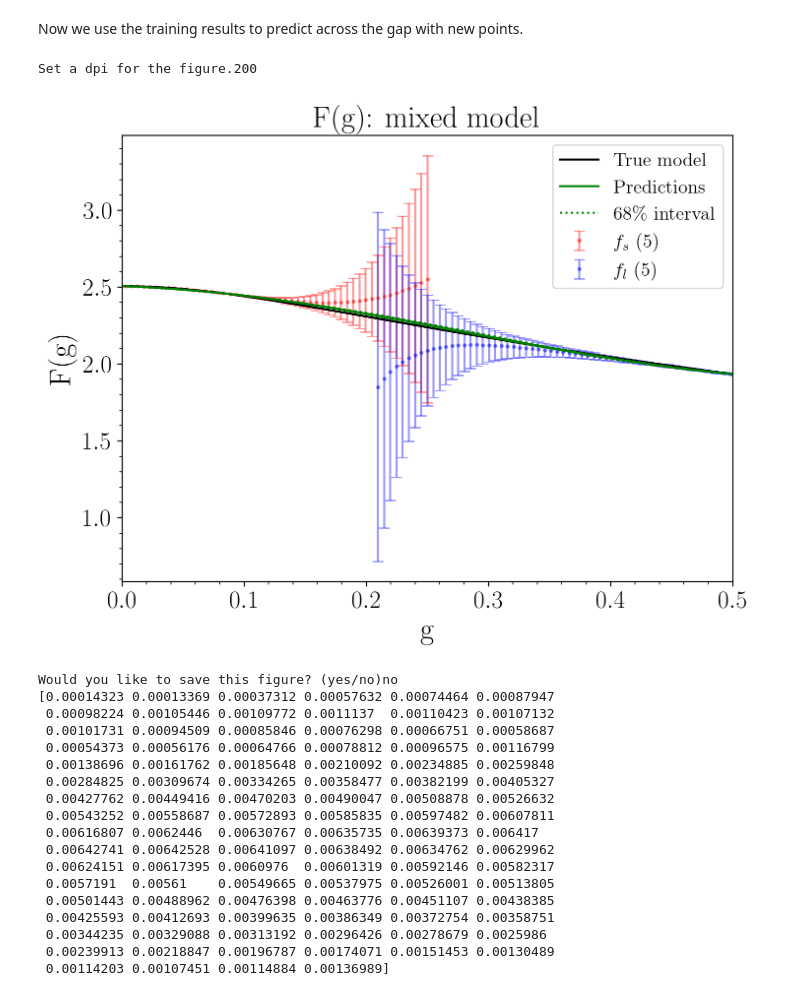
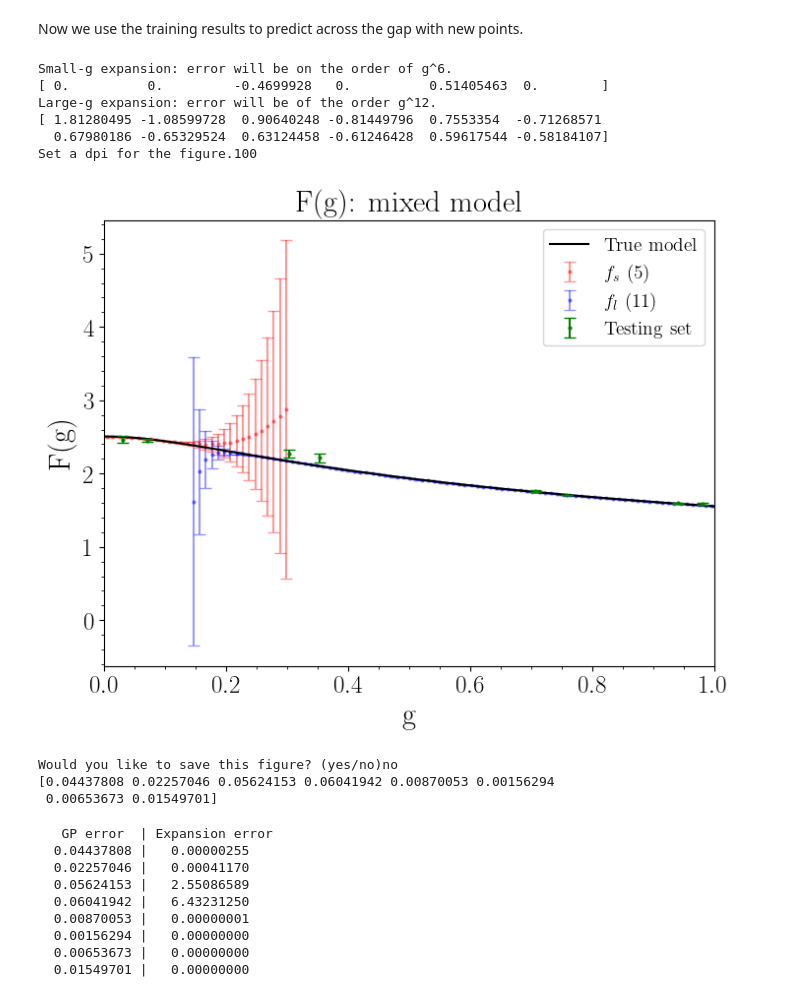
Before and after one commit to asemposki/SAMBA, a Jupyter notebook: model_mixing_gps.ipynb, the cells around one changed output. Cells and saved outputs as stored; diff of their text form; code cells hidden in the pictures.

Commit message:
some plot changes and generalizations

```diff
--- a/model_mixing_gps.ipynb
+++ b/model_mixing_gps.ipynb
@@ -23,9 +24,9 @@ matplotlib.rcParams.update({
 # %%
 #first we need to see which models we want to mix
 models = Mixing()
-g = np.linspace(1e-6, 0.5, 100)
+g = np.linspace(1e-6, 1.0, 100)
 low = np.array([5])
-high = np.array([5])
+high = np.array([11])
 models.plot_models(g, low, high)
 # %% [output]
 Welcome to the BMM sandbox! Here you get to play!
@@ -34,7 +37,7 @@ Select a dpi for the figure.100
 Would you like to save this figure? (yes/no)no
 # %%
 #begin by calling the GP class just to see if it works
-new = GP(g)
+new = GP(g,kernel="RBF")
 # %% [output]
 Initializing standard Constant * RBF kernel.
 # %% [markdown]
@@ -54,28 +58,34 @@ Would you like to save this figure? (yes/no)no
 # %% [markdown]
 Now we use the training results to predict across the gap with new points.
 # %%
-mean, var = new.validate(trained, low, high, interval=68)
-print(var)
+mean, sig = new.validate(trained, low, high, interval=68)
+print(sig)
 # %% [output]
-Set a dpi for the figure.200
+Small-g expansion: error will be on the order of g^6.
+[ 0.          0.         -0.4699928   0.          0.51405463  0.        ]
+Large-g expansion: error will be of the order g^12.
+[ 1.81280495 -1.08599728  0.90640248 -0.81449796  0.7553354  -0.71268571
+  0.67980186 -0.65329524  0.63124458 -0.61246428  0.59617544 -0.58184107]
+Set a dpi for the figure.100
-[figure, old version]
+[figure, new version]
 Would you like to save this figure? (yes/no)no
-[0.00014323 0.00013369 0.00037312 0.00057632 0.00074464 0.00087947
- 0.00098224 0.00105446 0.00109772 0.0011137  0.00110423 0.00107132
- 0.00101731 0.00094509 0.00085846 0.00076298 0.00066751 0.00058687
- 0.00054373 0.00056176 0.00064766 0.00078812 0.00096575 0.00116799
- 0.00138696 0.00161762 0.00185648 0.00210092 0.00234885 0.00259848
- 0.00284825 0.00309674 0.00334265 0.00358477 0.00382199 0.00405327
- 0.00427762 0.00449416 0.00470203 0.00490047 0.00508878 0.00526632
- 0.00543252 0.00558687 0.00572893 0.00585835 0.00597482 0.00607811
- 0.00616807 0.0062446  0.00630767 0.00635735 0.00639373 0.006417
- 0.00642741 0.00642528 0.00641097 0.00638492 0.00634762 0.00629962
- 0.00624151 0.00617395 0.0060976  0.00601319 0.00592146 0.00582317
- 0.0057191  0.00561    0.00549665 0.00537975 0.00526001 0.00513805
- 0.00501443 0.00488962 0.00476398 0.00463776 0.00451107 0.00438385
- 0.00425593 0.00412693 0.00399635 0.00386349 0.00372754 0.00358751
- 0.00344235 0.00329088 0.00313192 0.00296426 0.00278679 0.0025986
- 0.00239913 0.00218847 0.00196787 0.00174071 0.00151453 0.00130489
- 0.00114203 0.00107451 0.00114884 0.00136989]
+[0.04437808 0.02257046 0.05624153 0.06041942 0.00870053 0.00156294
+ 0.00653673 0.01549701]
+# %%
+#access and print the values of the std dev for testing and for the model predictions
+stdev_models = np.concatenate((new.stdev_low, new.stdev_high))
+print('   GP error  | Expansion error')
+for i in range(len(stdev_models)):
+    print('  {:.8f} |   {:.8f}'.format(sig[i], stdev_models[i]))
+# %% [output]
+   GP error  | Expansion error
+  0.04437808 |   0.00000255
+  0.02257046 |   0.00041170
+  0.05624153 |   2.55086589
+  0.06041942 |   6.43231250
+  0.00870053 |   0.00000001
+  0.00156294 |   0.00000000
+  0.00653673 |   0.00000000
+  0.01549701 |   0.00000000
 # %%
 #call the Discrepancy plotting function for 3 models
```
Also changed, not shown: parts of 5 cells of this notebook, 3 other files.
